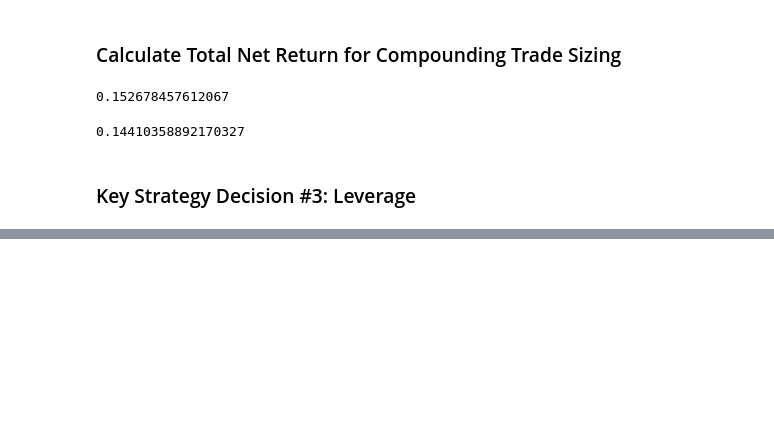
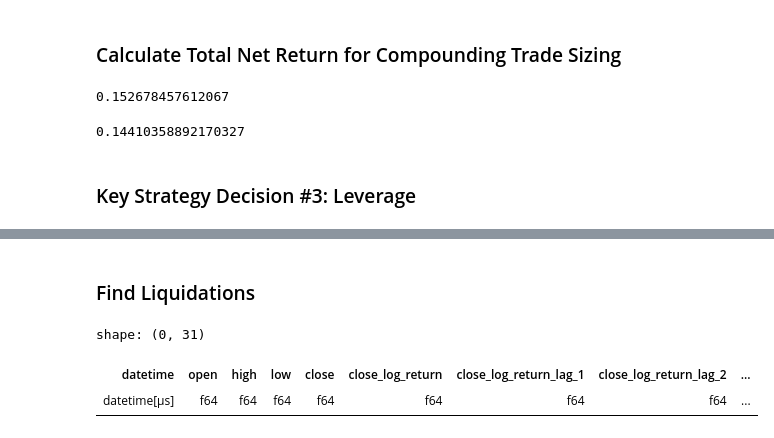
Before and after one commit to memlabs-research/build-a-quant-trading-strategy, a Jupyter notebook: script2.ipynb, the cells around one changed output, grey strips where cells are left out. Cells and saved outputs as stored; diff of their text form; code cells hidden in the pictures; blank space fills up the shorter version.

```diff
--- a/script2.ipynb
+++ b/script2.ipynb
@@ -593,0 +729,8 @@ capital * leverage
+# %% [markdown]
+### Find Liquidations
+# %%
+trades.filter(pl.col("liquidated") == True)
+# %% [output]
+shape: (0, 31)
+| datetime | open | high | low | close | close_log_return | close_log_return_lag_1 | close_log_return_lag_2 | ... |
+| datetime[μs] | f64 | f64 | f64 | f64 | f64 | f64 | f64 | ... |
```
Also changed, not shown: parts of 22 cells of this notebook, 2 other files.
